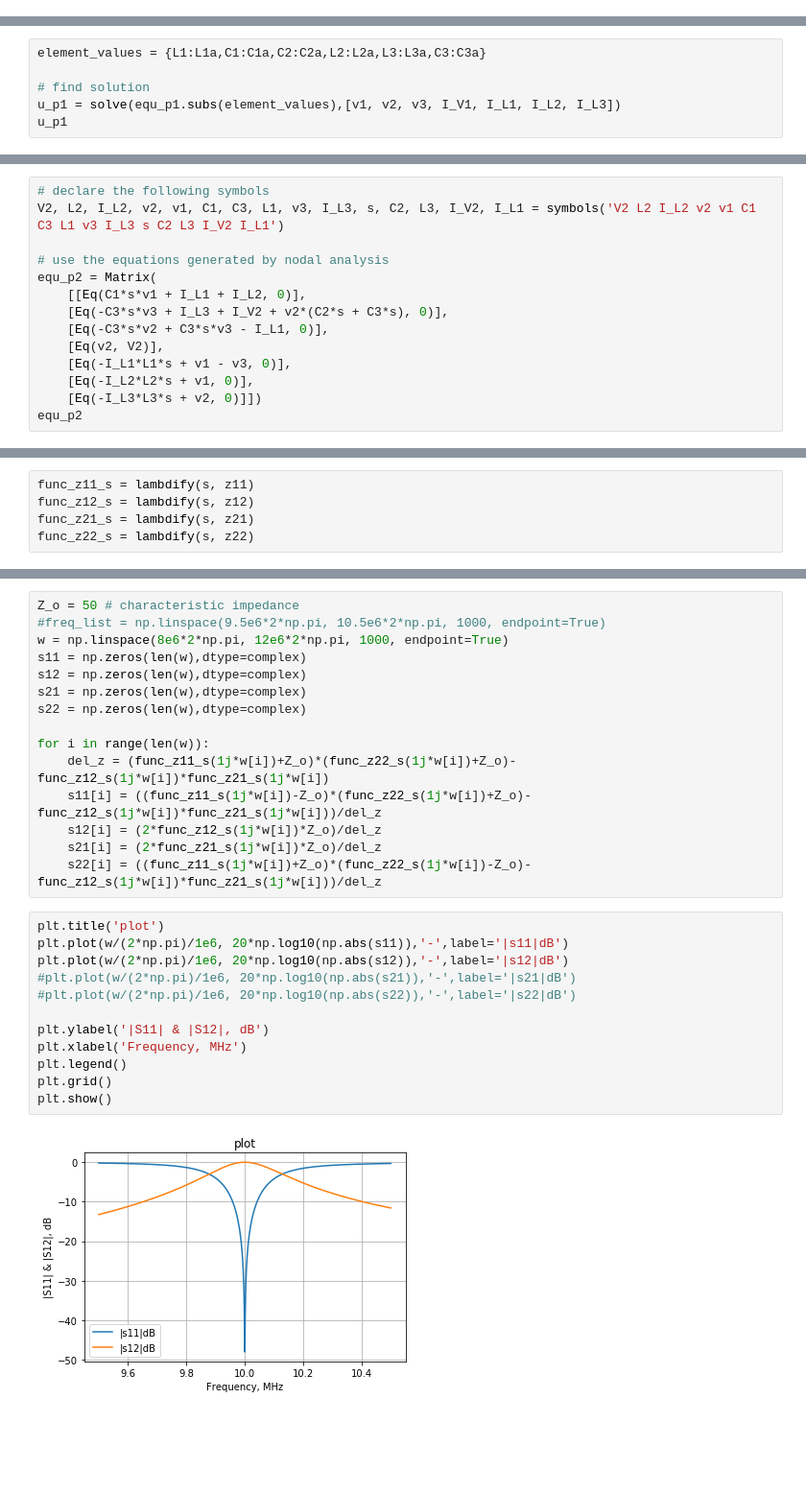
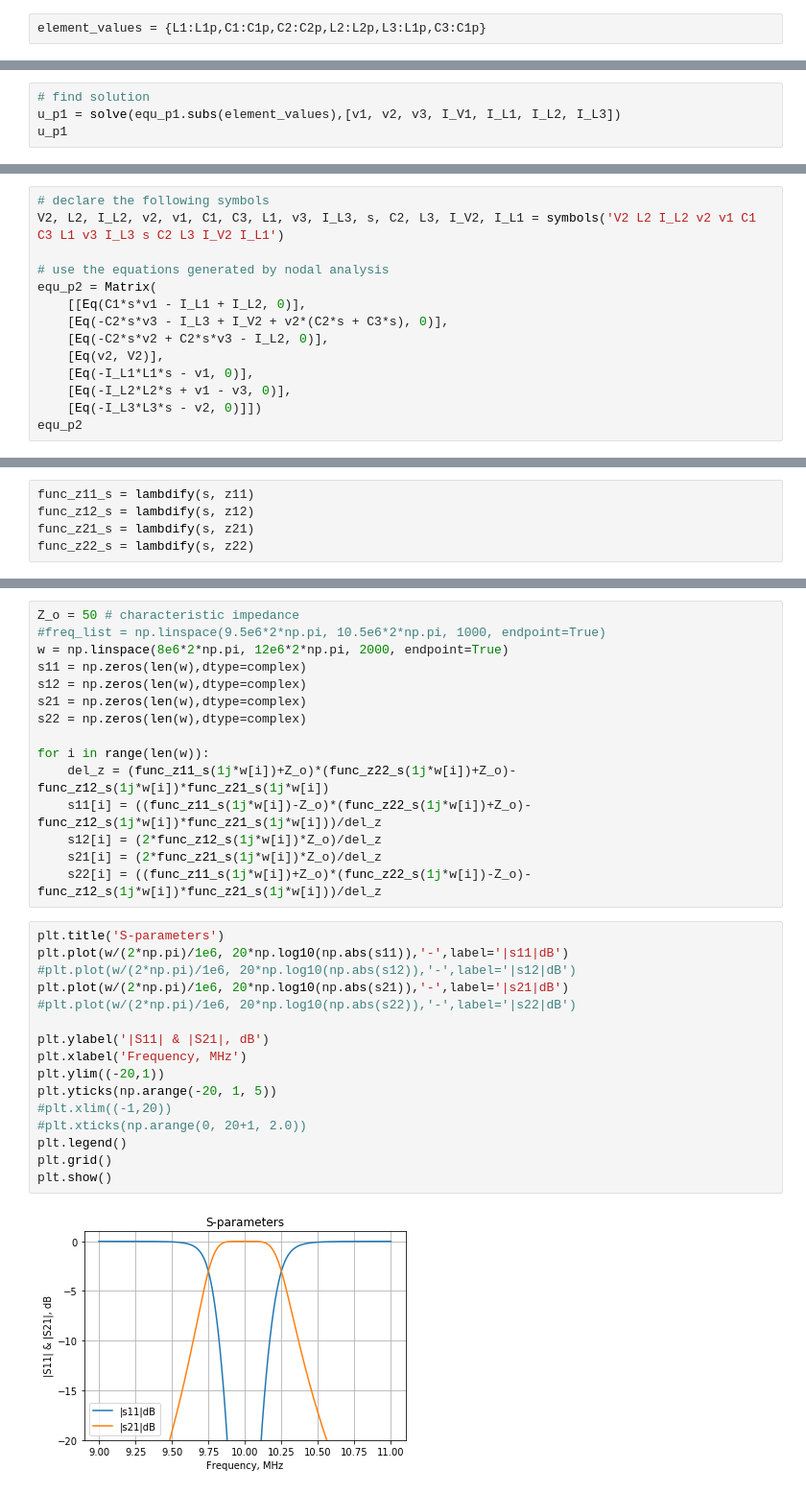
Before and after one commit to Tiburonboy/EE_jupyter_notebooks, a Jupyter notebook: Two port parameters/Two port parameters.ipynb, the cells around one changed output, grey strips where cells are left out. Shown at 96% size. Cells and saved outputs as stored; diff of their text form; blank space fills up the shorter version.

```diff
--- a/Two port parameters/Two port parameters.ipynb
+++ b/Two port parameters/Two port parameters.ipynb
@@ -439,0 +544,2 @@ $$\left[\begin{matrix}C_{1} s v_{1} + I_{L1} + I_{L2} + I_{V1} = 0\\- C_{3} s v_
+# %%
+element_values = {L1:L1p,C1:C1p,C2:C2p,L2:L2p,L3:L1p,C3:C1p}
@@ -440,6 +548,4 @@ $$\left[\begin{matrix}C_{1} s v_{1} + I_{L1} + I_{L2} + I_{V1} = 0\\- C_{3} s v_
 # %%
-element_values = {L1:L1a,C1:C1a,C2:C2a,L2:L2a,L3:L3a,C3:C3a}
-
 # find solution
 u_p1 = solve(equ_p1.subs(element_values),[v1, v2, v3, I_V1, I_L1, I_L2, I_L3])
 u_p1
@@ -510,12 +599,12 @@ V2, L2, I_L2, v2, v1, C1, C3, L1, v3, I_L3, s, C2, L3, I_V2, I_L1 = symbols('V2
 
 # use the equations generated by nodal analysis
 equ_p2 = Matrix(
-    [[Eq(C1*s*v1 + I_L1 + I_L2, 0)],
-    [Eq(-C3*s*v3 + I_L3 + I_V2 + v2*(C2*s + C3*s), 0)],
-    [Eq(-C3*s*v2 + C3*s*v3 - I_L1, 0)],
+    [[Eq(C1*s*v1 - I_L1 + I_L2, 0)],
+    [Eq(-C2*s*v3 - I_L3 + I_V2 + v2*(C2*s + C3*s), 0)],
+    [Eq(-C2*s*v2 + C2*s*v3 - I_L2, 0)],
     [Eq(v2, V2)],
-    [Eq(-I_L1*L1*s + v1 - v3, 0)],
-    [Eq(-I_L2*L2*s + v1, 0)],
-    [Eq(-I_L3*L3*s + v2, 0)]])
+    [Eq(-I_L1*L1*s - v1, 0)],
+    [Eq(-I_L2*L2*s + v1 - v3, 0)],
+    [Eq(-I_L3*L3*s - v2, 0)]])
 equ_p2
 # %% [output]
@@ -624,7 +712,7 @@ $\Delta Z = (Z_{11}+Z_o)(Z_{22}+Z_o)-Z_{12}Z_{21}$
 # %%
 Z_o = 50 # characteristic impedance
 #freq_list = np.linspace(9.5e6*2*np.pi, 10.5e6*2*np.pi, 1000, endpoint=True)
-w = np.linspace(8e6*2*np.pi, 12e6*2*np.pi, 1000, endpoint=True)
+w = np.linspace(8e6*2*np.pi, 12e6*2*np.pi, 2000, endpoint=True)
 s11 = np.zeros(len(w),dtype=complex)
 s12 = np.zeros(len(w),dtype=complex)
 s21 = np.zeros(len(w),dtype=complex)
@@ -637,16 +725,20 @@ for i in range(len(w)):
     s21[i] = (2*func_z21_s(1j*w[i])*Z_o)/del_z
     s22[i] = ((func_z11_s(1j*w[i])+Z_o)*(func_z22_s(1j*w[i])-Z_o)-func_z12_s(1j*w[i])*func_z21_s(1j*w[i]))/del_z
 # %%
-plt.title('plot')
+plt.title('S-parameters')
 plt.plot(w/(2*np.pi)/1e6, 20*np.log10(np.abs(s11)),'-',label='|s11|dB')
-plt.plot(w/(2*np.pi)/1e6, 20*np.log10(np.abs(s12)),'-',label='|s12|dB')
-#plt.plot(w/(2*np.pi)/1e6, 20*np.log10(np.abs(s21)),'-',label='|s21|dB')
+#plt.plot(w/(2*np.pi)/1e6, 20*np.log10(np.abs(s12)),'-',label='|s12|dB')
+plt.plot(w/(2*np.pi)/1e6, 20*np.log10(np.abs(s21)),'-',label='|s21|dB')
 #plt.plot(w/(2*np.pi)/1e6, 20*np.log10(np.abs(s22)),'-',label='|s22|dB')
 
-plt.ylabel('|S11| & |S12|, dB')
+plt.ylabel('|S11| & |S21|, dB')
 plt.xlabel('Frequency, MHz')
+plt.ylim((-20,1))
+plt.yticks(np.arange(-20, 1, 5))
+#plt.xlim((-1,20))
+#plt.xticks(np.arange(0, 20+1, 2.0))
 plt.legend()
 plt.grid()
 plt.show()
 # %% [output]
-[figure, old version]
+[figure, new version]
```
Also changed, not shown: parts of 107 cells of this notebook, 1 other file.
